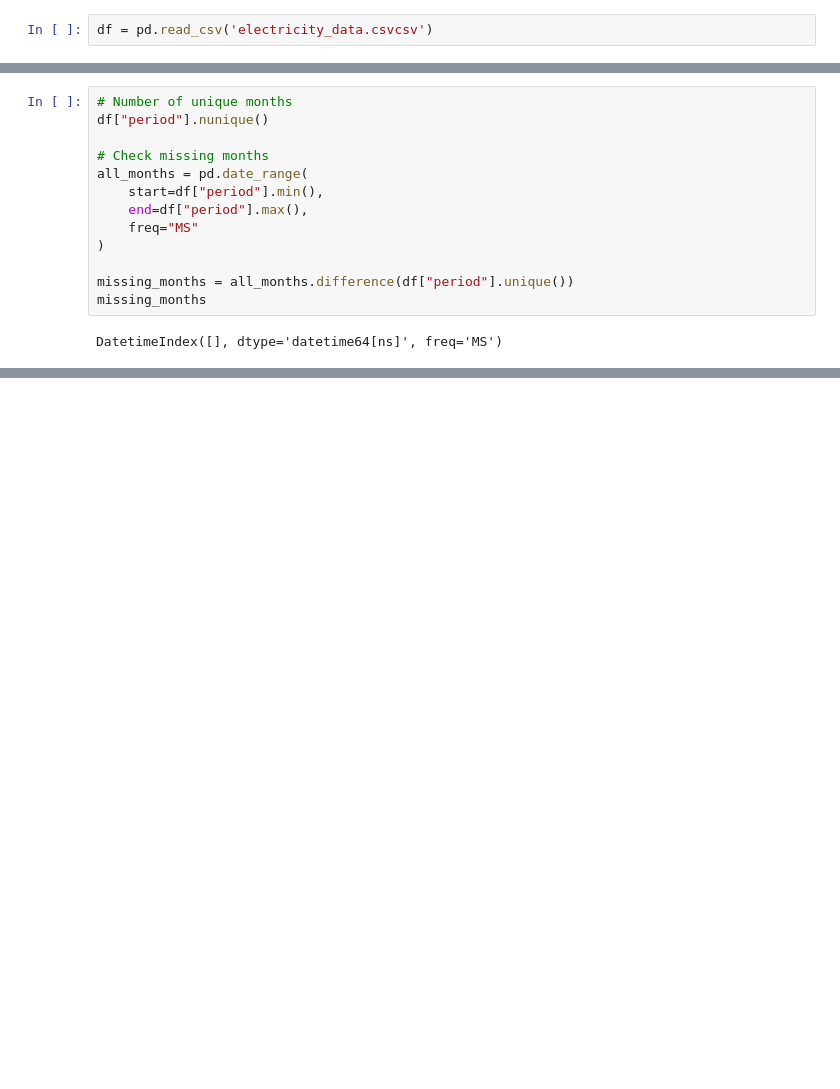
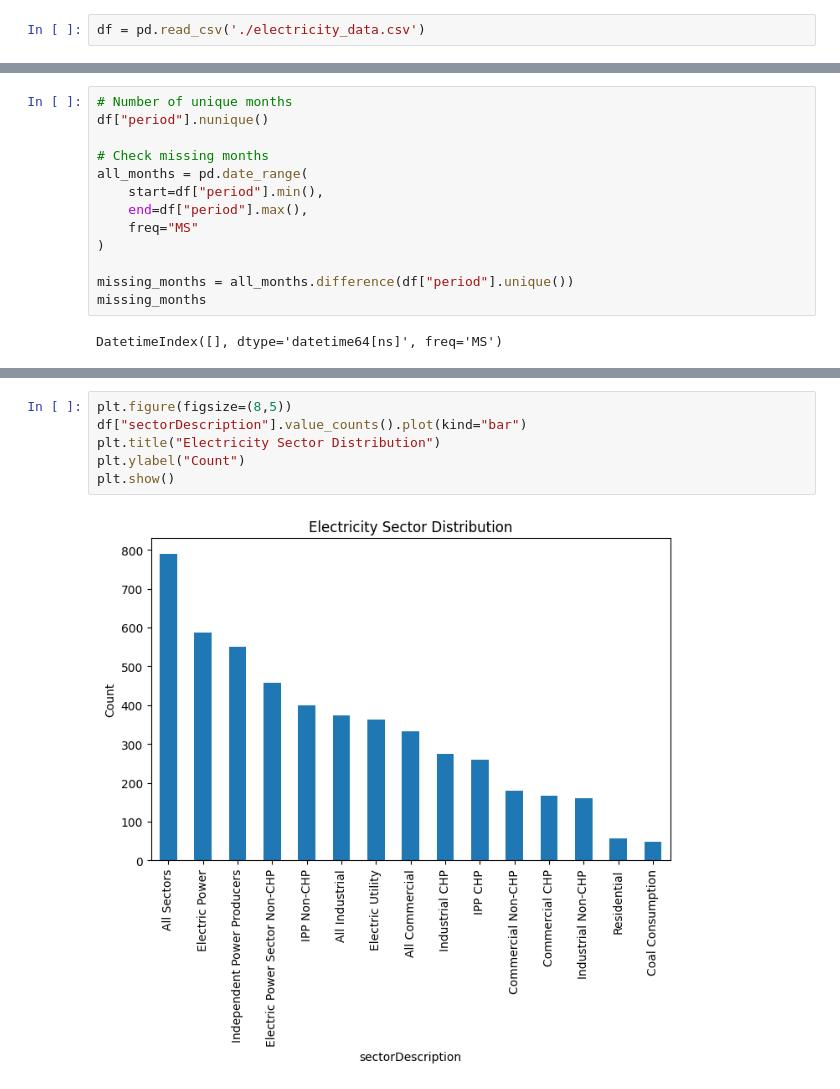
Before and after one commit to Nehemiahmageto/Unsupervised-Discovery-of-U.S.-Electricity-Consumption-Regimes-2015-2024-, a Jupyter notebook: model.ipynb, the cells around one changed output, grey strips where cells are left out. Drawn from its saved outputs; the diff is of its cells as text; blank space fills up the shorter version.

```diff
--- a/model.ipynb
+++ b/model.ipynb
@@ -8,7 +8,7 @@ from statsmodels.tsa.seasonal import seasonal_decompose
 # %% [markdown]
 This dataset provides comprehensive monthly and annual electric power operational data from the U.S. Energy Information Administration (EIA). It covers the period from 2015 to 2024 and includes detailed metrics on electric power generation, consumption, costs, and emissions. The dataset is designed to support analysis and research into the efficiency and environmental impact of electric power operations across various states and sectors in the United States.
 # %%
-df = pd.read_csv('electricity_data.csvcsv')
+df = pd.read_csv('./electricity_data.csv')
 # %%
 df.info()
 # %% [output]
@@ -92,0 +113,8 @@ DatetimeIndex([], dtype='datetime64[ns]', freq='MS')
+# %%
+plt.figure(figsize=(8,5))
+df["sectorDescription"].value_counts().plot(kind="bar")
+plt.title("Electricity Sector Distribution")
+plt.ylabel("Count")
+plt.show()
+# %% [output]
+[figure, added]
```
Also changed, not shown: parts of 1 cell of this notebook.
